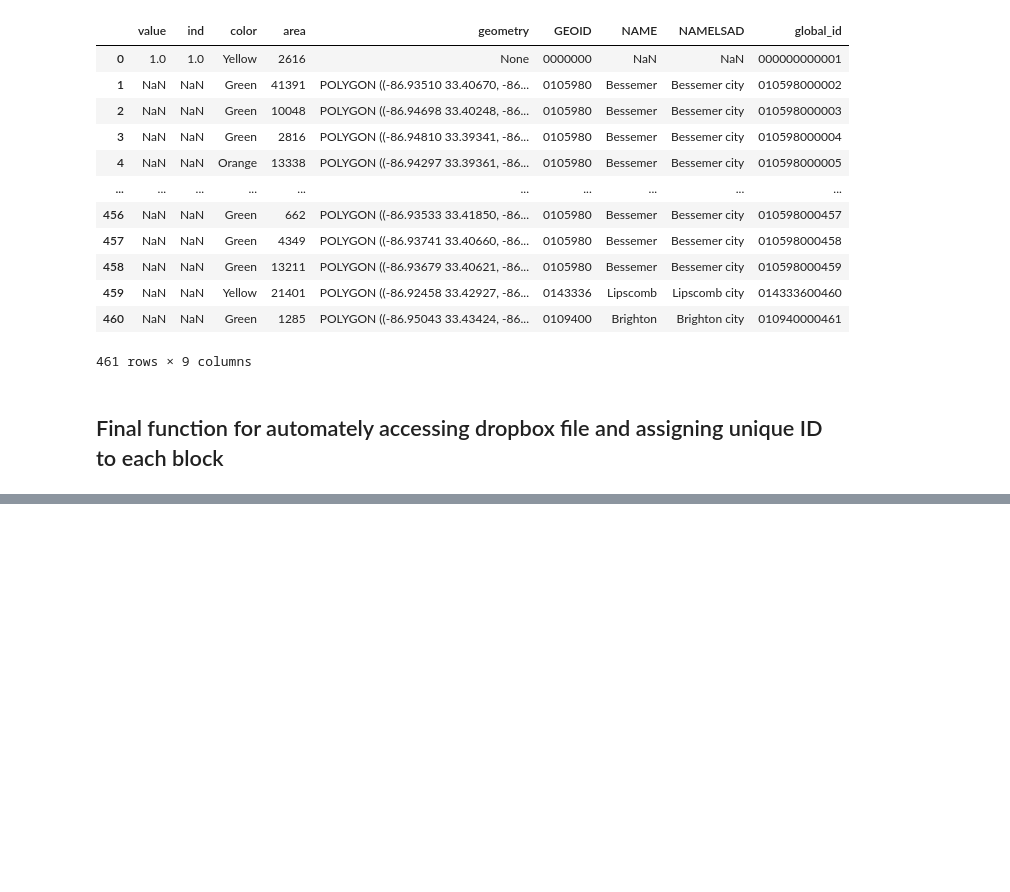
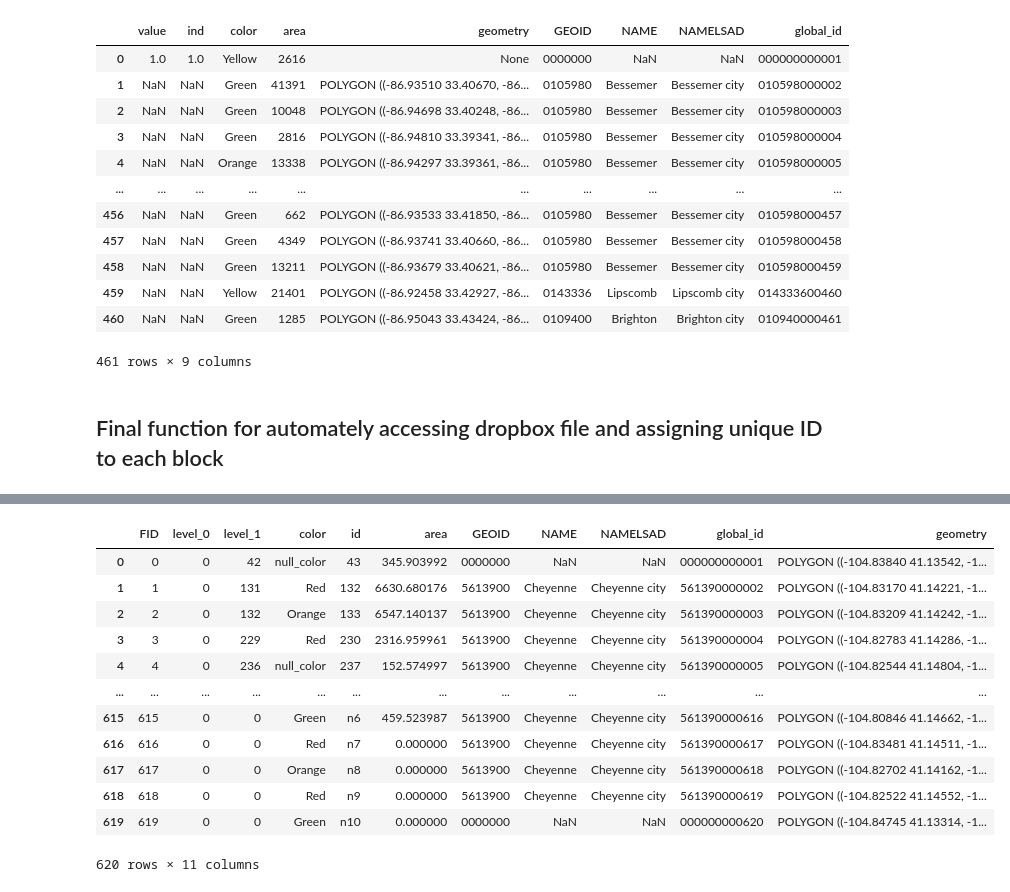
Before and after one commit to HOUPU1993/Redline-Map-Project, a Jupyter notebook: Unique Map name.ipynb, the cells around one changed output, grey strips where cells are left out. Saved outputs shown, nothing was run; the diff lists cells and outputs as text; code cells hidden in the pictures; blank space fills up the shorter version.

```diff
--- a/Unique Map name.ipynb
+++ b/Unique Map name.ipynb
@@ -216,0 +265,19 @@ process_all_geojson(main_dir, places_us)
+# %%
+map_path = "/Users/houpuli/Redlining Lab Dropbox/HOUPU LI/Maps/Map_files/Wyoming/CV_adjusted/Cheyenne_fharent_all_adjusted_modified.geojson"
+block_gdf = gpd.read_file(map_path)
+block_gdf = block_gdf.to_crs(places_us.crs)
+block_gdf
+# %% [output]
+|  | FID | level_0 | level_1 | color | id | area | GEOID | NAME | NAMELSAD | global_id | geometry |
+| 0 | 0 | 0 | 42 | null_color | 43 | 345.903992 | 0000000 | NaN | NaN | 000000000001 | POLYGON ((-104.83840 41.13542, -1... |
+| 1 | 1 | 0 | 131 | Red | 132 | 6630.680176 | 5613900 | Cheyenne | Cheyenne city | 561390000002 | POLYGON ((-104.83170 41.14221, -1... |
+| 2 | 2 | 0 | 132 | Orange | 133 | 6547.140137 | 5613900 | Cheyenne | Cheyenne city | 561390000003 | POLYGON ((-104.83209 41.14242, -1... |
+| 3 | 3 | 0 | 229 | Red | 230 | 2316.959961 | 5613900 | Cheyenne | Cheyenne city | 561390000004 | POLYGON ((-104.82783 41.14286, -1... |
+| 4 | 4 | 0 | 236 | null_color | 237 | 152.574997 | 5613900 | Cheyenne | Cheyenne city | 561390000005 | POLYGON ((-104.82544 41.14804, -1... |
+| ... | ... | ... | ... | ... | ... | ... | ... | ... | ... | ... | ... |
+| 615 | 615 | 0 | 0 | Green | n6 | 459.523987 | 5613900 | Cheyenne | Cheyenne city | 561390000616 | POLYGON ((-104.80846 41.14662, -1... |
+| 616 | 616 | 0 | 0 | Red | n7 | 0.000000 | 5613900 | Cheyenne | Cheyenne city | 561390000617 | POLYGON ((-104.83481 41.14511, -1... |
+| 617 | 617 | 0 | 0 | Orange | n8 | 0.000000 | 5613900 | Cheyenne | Cheyenne city | 561390000618 | POLYGON ((-104.82702 41.14162, -1... |
+| 618 | 618 | 0 | 0 | Red | n9 | 0.000000 | 5613900 | Cheyenne | Cheyenne city | 561390000619 | POLYGON ((-104.82522 41.14552, -1... |
+| 619 | 619 | 0 | 0 | Green | n10 | 0.000000 | 0000000 | NaN | NaN | 000000000620 | POLYGON ((-104.84745 41.13314, -1... |
+620 rows × 11 columns
```
Also changed, not shown: parts of 2 cells of this notebook.
